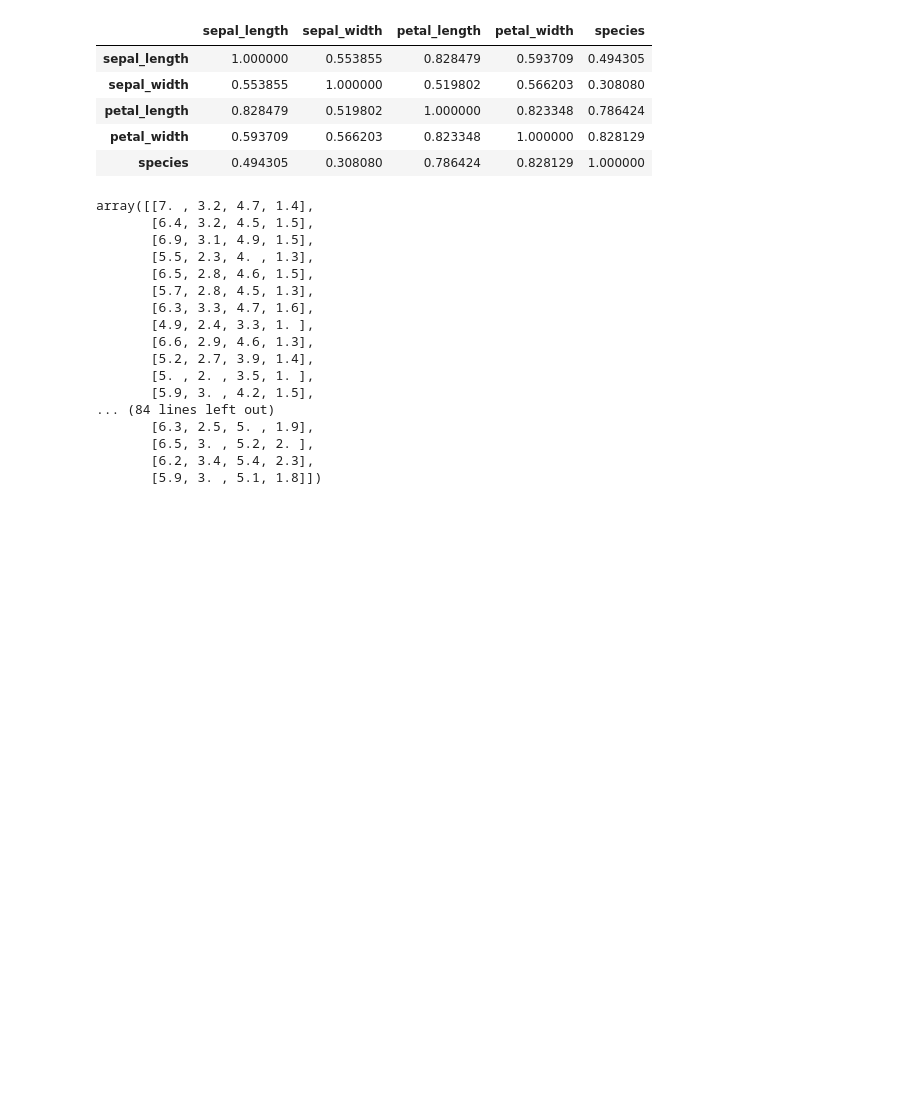
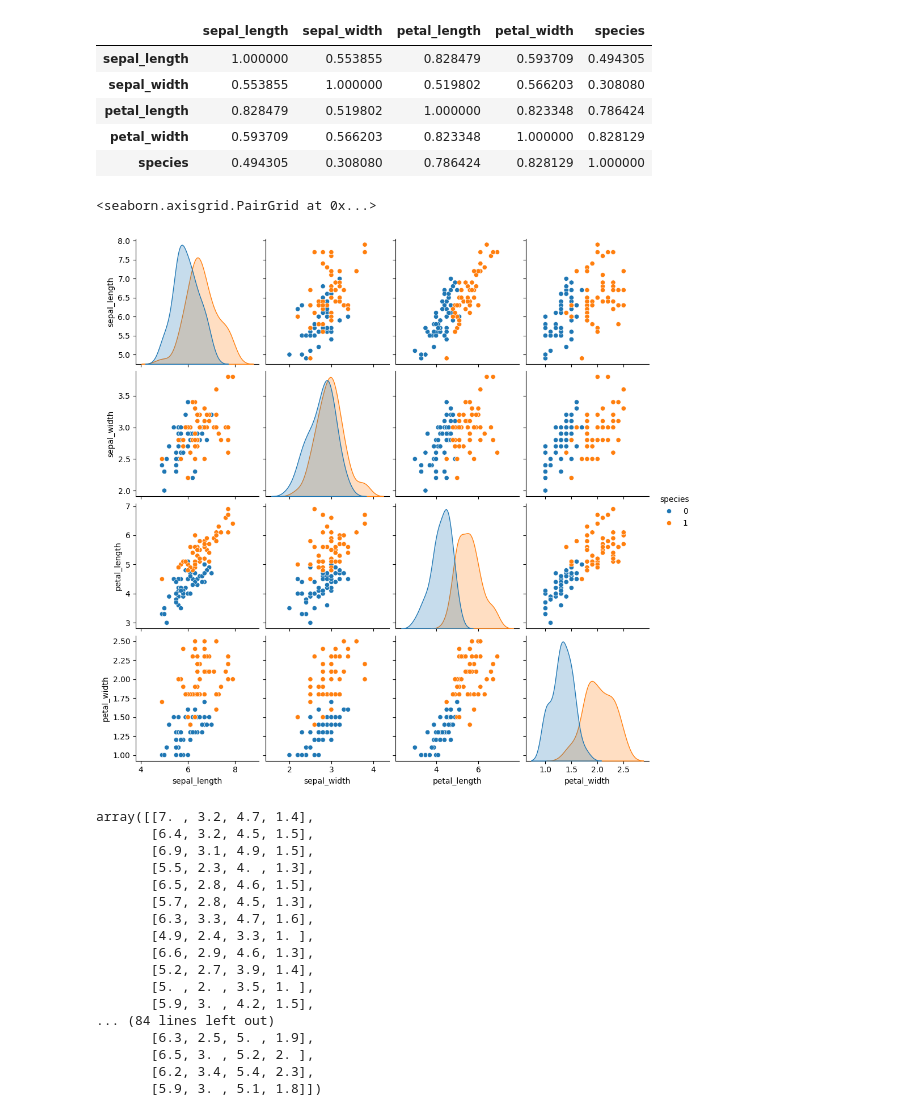
Before and after one commit to ZeyamAli/Review-ML-Algorithms, a Jupyter notebook: Logistic_Regression.ipynb, the cells around one changed output. Saved outputs shown, nothing was run; the diff lists cells and outputs as text; code cells hidden in the pictures; blank space fills up the shorter version.

```diff
--- a/Logistic_Regression.ipynb
+++ b/Logistic_Regression.ipynb
@@ -70,6 +70,11 @@ df.corr()
 | petal_length | 0.828479 | 0.519802 | 1.000000 | 0.823348 | 0.786424 |
 | petal_width | 0.593709 | 0.566203 | 0.823348 | 1.000000 | 0.828129 |
 | species | 0.494305 | 0.308080 | 0.786424 | 0.828129 | 1.000000 |
+# %%
+sns.pairplot(data = df,hue= 'species')
+# %% [output]
+<seaborn.axisgrid.PairGrid at 0x...>
+[figure, added]
 # %%
 x = df.iloc[:,:-1].values
 y = df.iloc[:,-1].values
```
Also changed, not shown: parts of 8 cells of this notebook.
